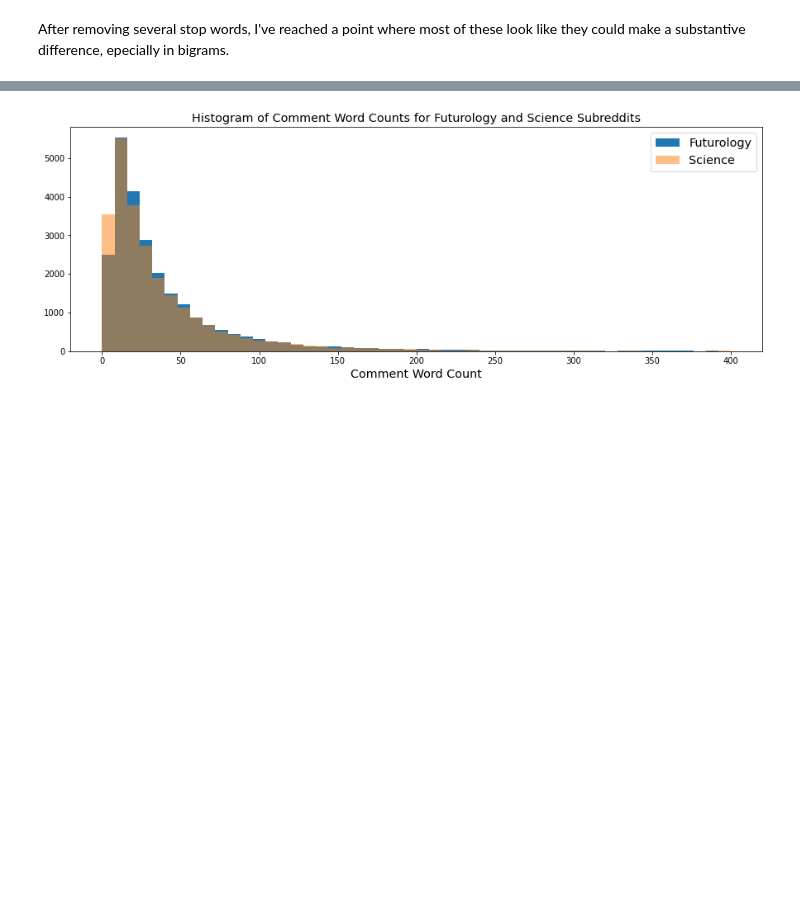
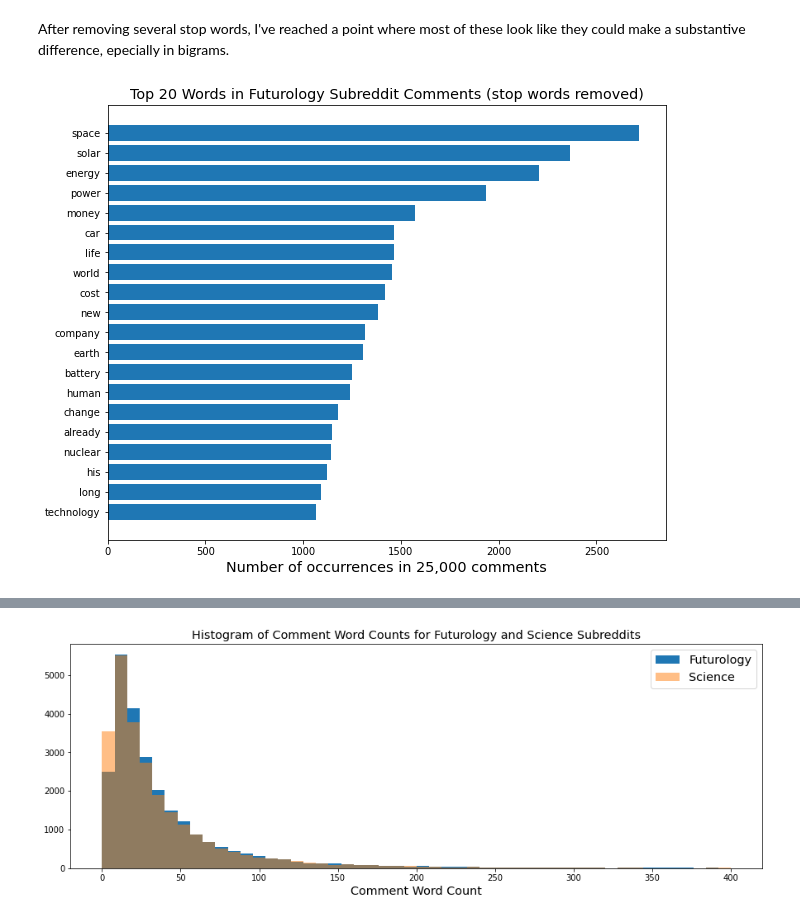
Before and after one commit to MarkCHarris/subreddit-nlp-classification, a Jupyter notebook: code/part2_nlp_eda.ipynb, the cells around one changed output, grey strips where cells are left out. Saved outputs shown, nothing was run; the diff lists cells and outputs as text; code cells hidden in the pictures; blank space fills up the shorter version.

```diff
--- a/code/part2_nlp_eda.ipynb
+++ b/code/part2_nlp_eda.ipynb
@@ -146,3 +146,11 @@ both_top_50
  'said']
 # %% [markdown]
 After removing several stop words, I've reached a point where most of these look like they could make a substantive difference, epecially in bigrams.
+# %%
+plt.figure(figsize=(10,8))
+plt.barh(np.linspace(1,20,20), future_top_50[19::-1])
+plt.yticks(np.linspace(1,20,20), future_top_50.index[19::-1])
+plt.title('Top 20 Words in Futurology Subreddit Comments (stop words removed)', fontsize='x-large')
+plt.xlabel('Number of occurrences in 25,000 comments', fontsize='x-large');
+# %% [output]
+[figure, added]
```
Also changed, not shown: parts of 7 cells of this notebook, 13 other files.
